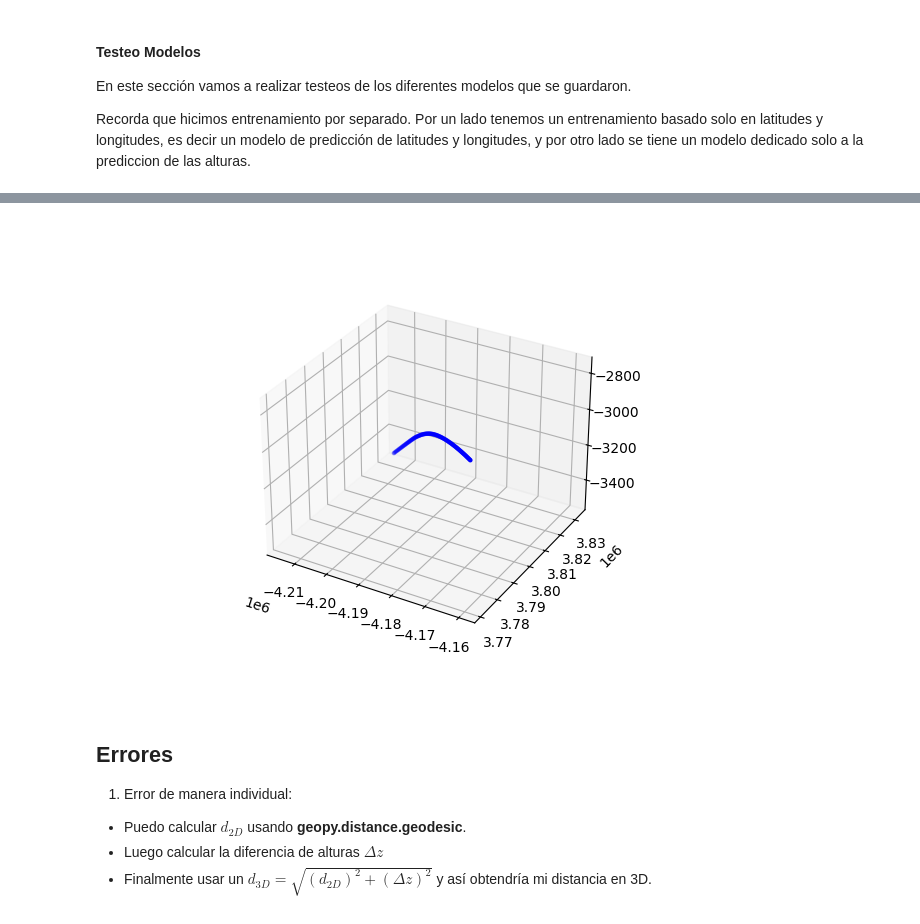
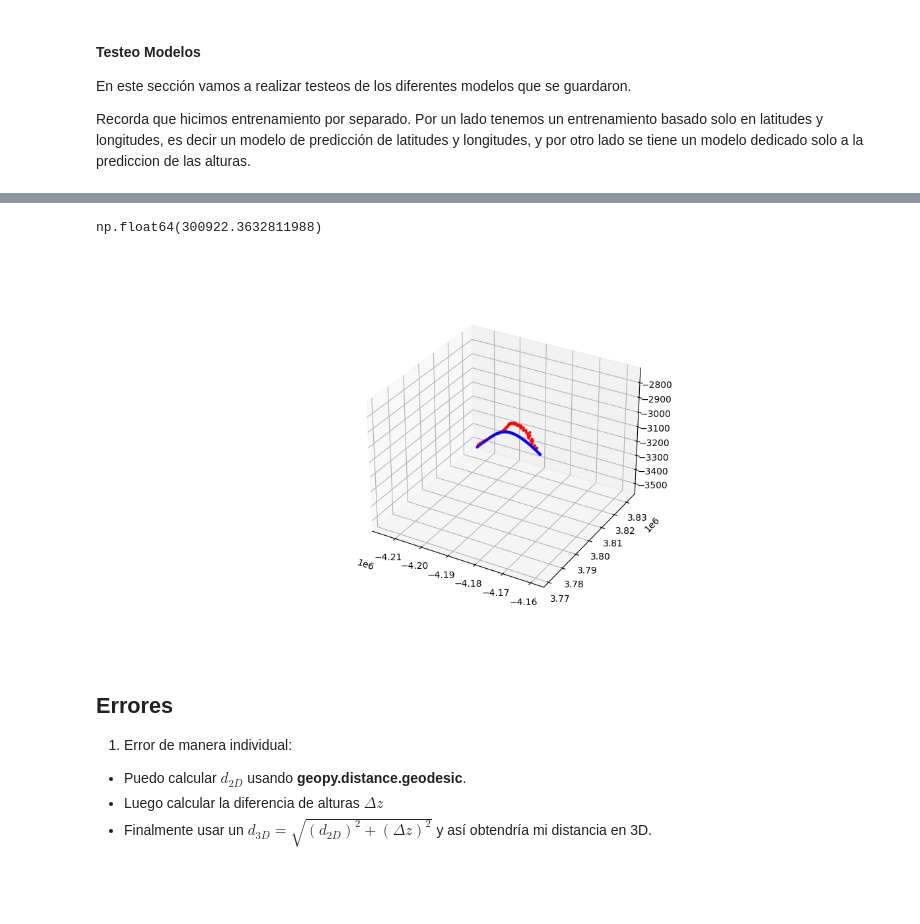
Before and after one commit to ValeFernando840/Ray-Tracing, a Jupyter notebook: 04-Testeo_Modelos.ipynb, the cells around one changed output, grey strips where cells are left out. Cells and saved outputs as stored; diff of their text form; code cells hidden in the pictures; blank space fills up the shorter version.

```diff
--- a/04-Testeo_Modelos.ipynb
+++ b/04-Testeo_Modelos.ipynb
@@ -135,18 +146,27 @@ plt.show()
+# %%
+rho_true[99]-R0
+# %% [output]
+np.float64(300922.3632811988)
 # %%
 
-X = alt_true *np.cos(phi_true)*np.sin(theta_true)
-Y = alt_true *np.sin(phi_true)*np.sin(theta_true)
-Z = alt_true *np.cos(theta_true)
+X = rho_true *np.cos(phi_true)*np.sin(theta_true)
+Y = rho_true *np.sin(phi_true)*np.sin(theta_true)
+Z = rho_true *np.cos(theta_true)
 
-fig = plt.figure()
+X_pred = rho_pred *np.cos(phi_pred)*np.sin(theta_pred)
+Y_pred = rho_pred *np.sin(phi_pred)*np.sin(theta_pred)
+Z_pred = rho_pred *np.cos(theta_pred)
+
+fig = plt.figure(figsize=(12, 6))
 ax 	= fig.add_subplot(projection='3d')
 
 ax.scatter(X, Y,(Z-R0)/1E3, color = 'blue', marker = '.')
+ax.scatter(X_pred, Y_pred,(Z_pred-R0)/1E3, color = 'red', marker = '.')
 plt.show()
 
-# Nota: A que se puede deber que
+# Nota: A que se puede deber que las alturas me dan Negativas ? ? ?
 # %% [output]
-[figure, old version]
+[figure, new version]
 # %%
 # NOTAS:-----------------------
 #De aqui en adelante aún no se trato.
```
Also changed, not shown: parts of 3 cells of this notebook.
